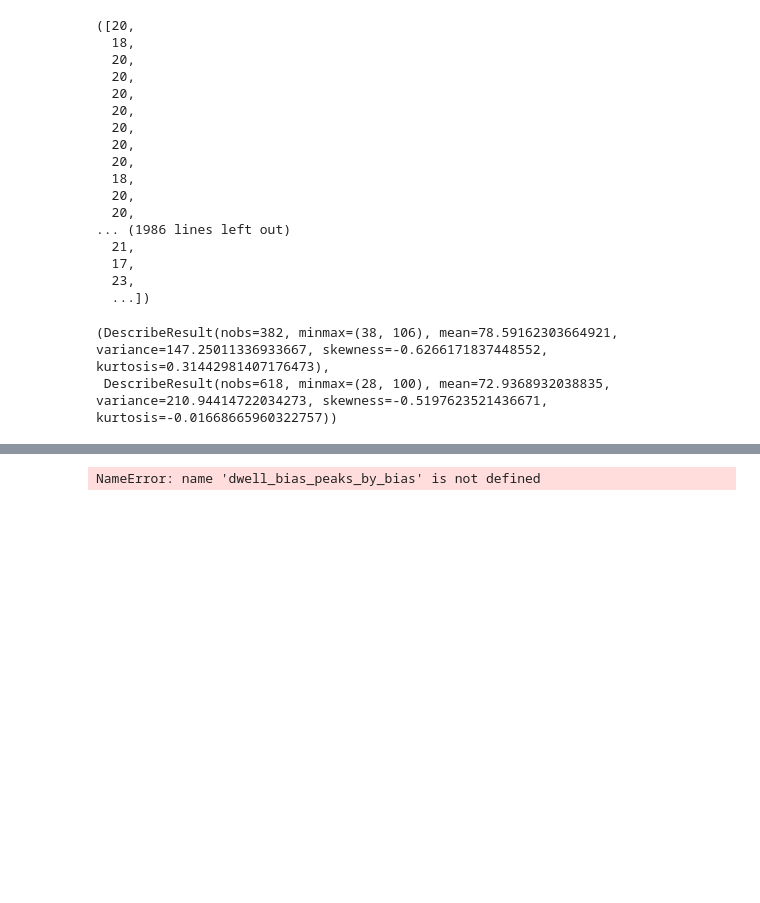
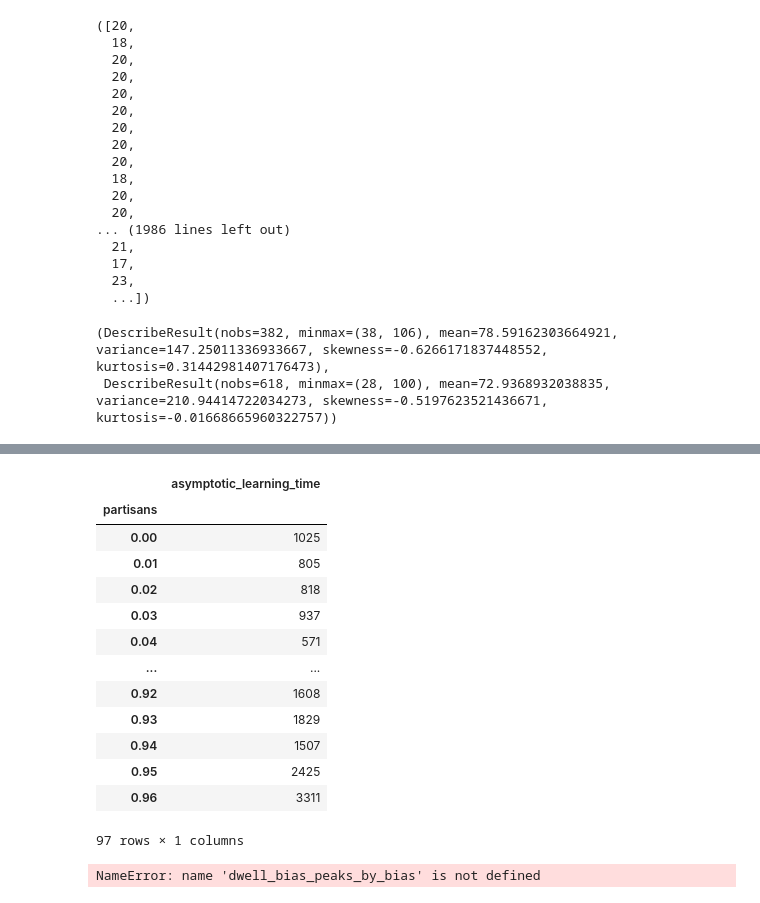
Before and after one commit to YutongB/Opinion-Dynamics, a Jupyter notebook: notebooks/fracpartisan-oppo.ipynb, the cells around one changed output, grey strips where cells are left out. Cells and saved outputs as stored; diff of their text form; code cells hidden in the pictures; blank space fills up the shorter version.

```diff
--- a/notebooks/fracpartisan-oppo.ipynb
+++ b/notebooks/fracpartisan-oppo.ipynb
@@ -164,3 +163,21 @@ plt.xlim((0,1))
+# %%
+check = df.groupby("partisans").max()
+check.head(97)
+# %% [output]
+|  | asymptotic_learning_time |
+| partisans |  |
+| 0.00 | 1025 |
+| 0.01 | 805 |
+| 0.02 | 818 |
+| 0.03 | 937 |
+| 0.04 | 571 |
+| ... | ... |
+| 0.92 | 1608 |
+| 0.93 | 1829 |
+| 0.94 | 1507 |
+| 0.95 | 2425 |
+| 0.96 | 3311 |
+97 rows × 1 columns
 # %%
 from enum import Enum
 
```
Also changed, not shown: parts of 1 cell of this notebook, 8 other files.
